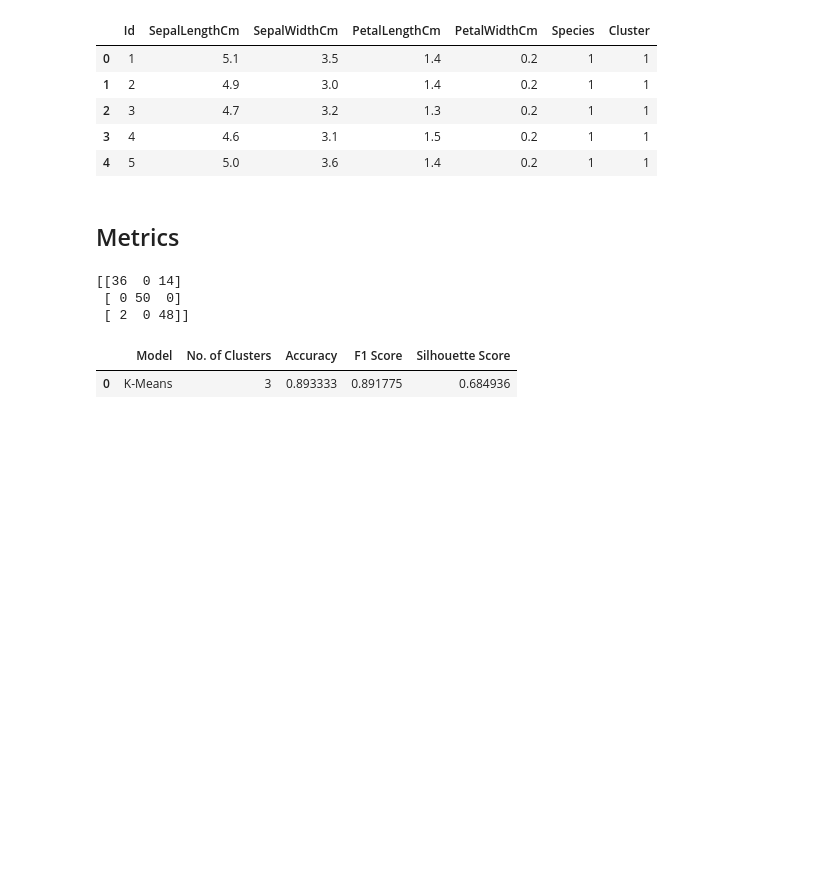
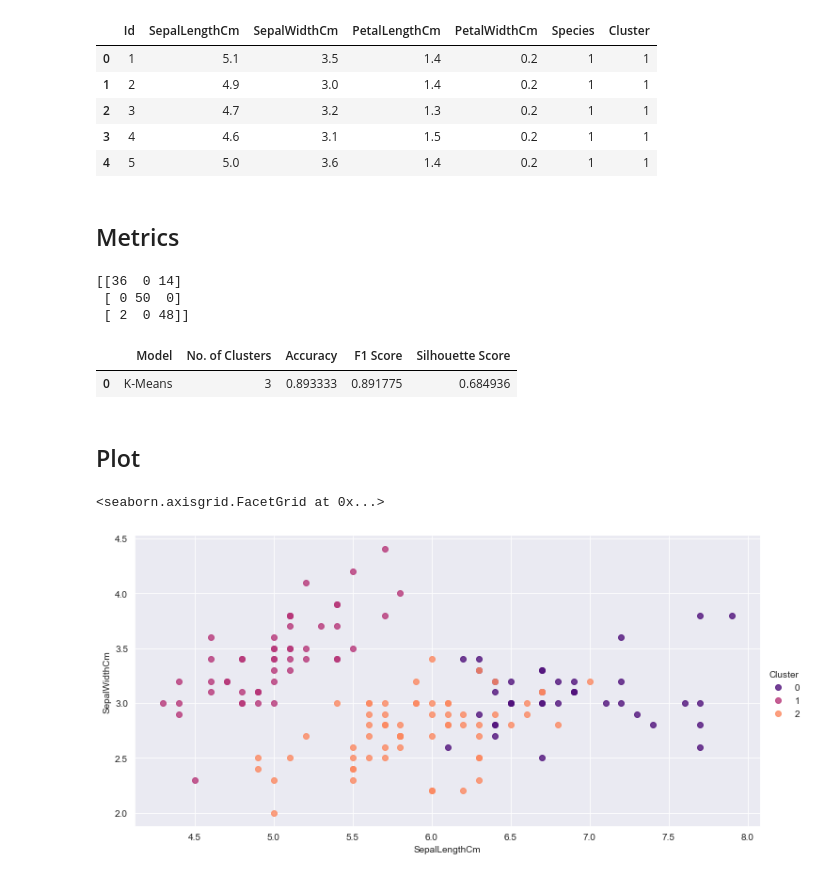
Before and after one commit to abphilip-work/Sparks, a Jupyter notebook: T2/T2.ipynb, the cells around one changed output. Drawn from its saved outputs; the diff is of its cells as text; code cells hidden in the pictures; blank space fills up the shorter version.

Commit message:
Added Plots

```diff
--- a/T2/T2.ipynb
+++ b/T2/T2.ipynb
@@ -183,3 +183,12 @@ allen3.head()
 # %% [output]
 |  | Model | No. of Clusters | Accuracy | F1 Score | Silhouette Score |
 | 0 | K-Means | 3 | 0.893333 | 0.891775 | 0.684936 |
+# %% [markdown]
+## Plot
+# %%
+sns.set_style('darkgrid')
+sns.lmplot('SepalLengthCm', 'SepalWidthCm', data=allen, hue='Cluster',
+           palette='magma', size=5, aspect=2, fit_reg=False)
+# %% [output]
+<seaborn.axisgrid.FacetGrid at 0x...>
+[figure, added]
```
Also changed, not shown: parts of 1 cell of this notebook.
